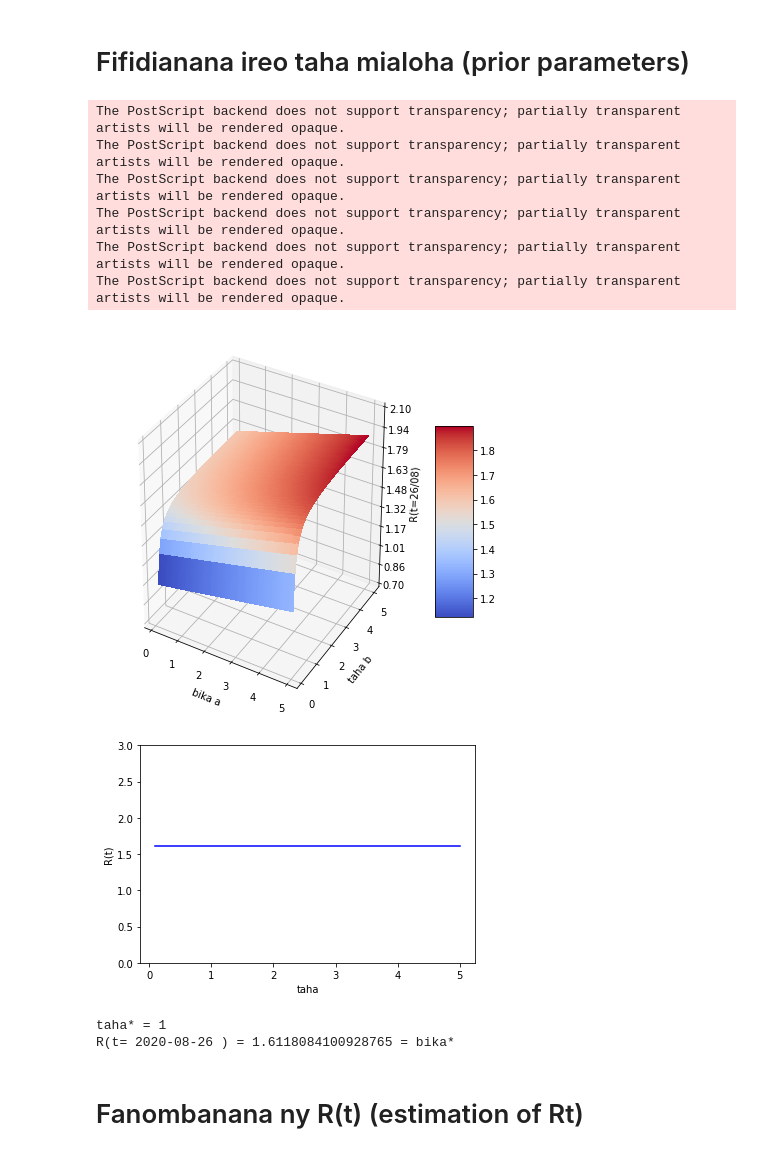
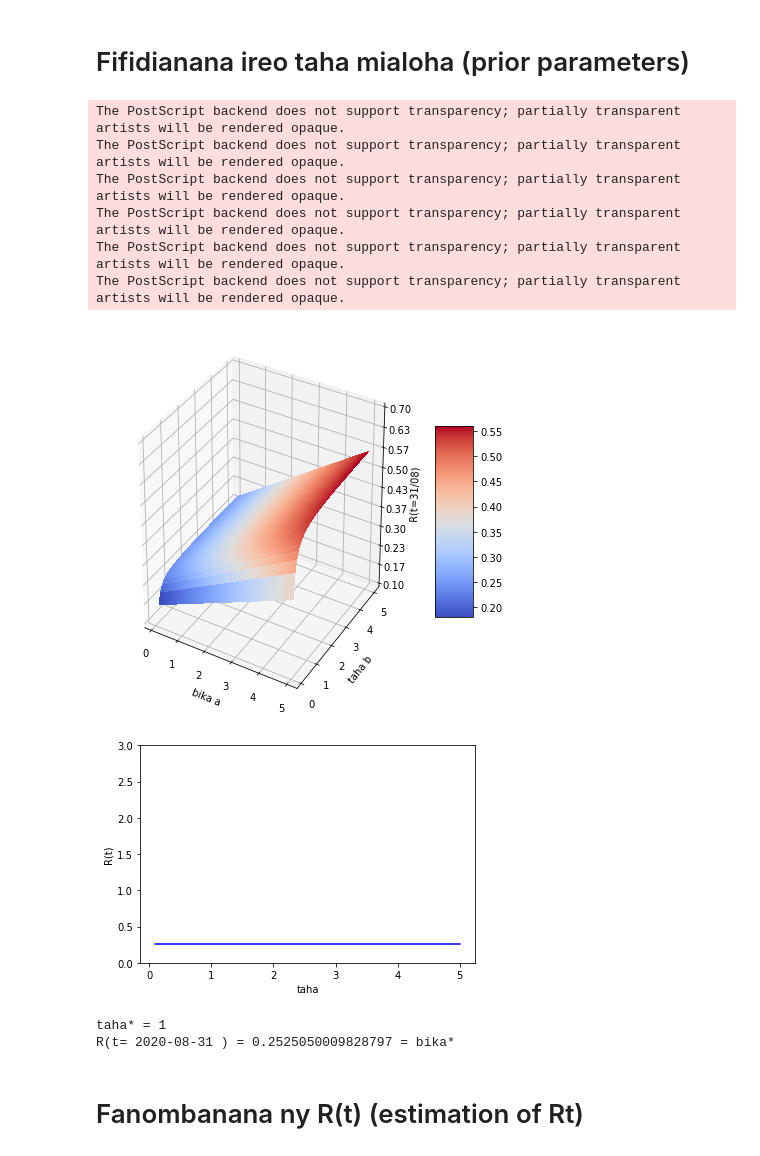
Before and after one commit to tabilaocov/ady_cov, a Jupyter notebook: scr/modely_RP/R_diana.ipynb, the cells around one changed output. Drawn from its saved outputs; the diff is of its cells as text; code cells hidden in the pictures.

```diff
--- a/scr/modely_RP/R_diana.ipynb
+++ b/scr/modely_RP/R_diana.ipynb
@@ -160,8 +160,8 @@ Ivaodian = tilyvoadian['Voatomb']
 
 dIvao = pd.DataFrame(data =Ivaodian)
 
-daty_data_manom = datetime.date(2020,7,21)
-daty_data_mifar = datetime.date(2020,8,26)
+daty_data_manom = datetime.date(2020,7,31)
+daty_data_mifar = datetime.date(2020,8,31)
 
 datyt = daty_data_mifar
 
@@ -279,37 +279,37 @@ ax = fig.gca(projection='3d')
 
 # Make data.
 X = np.linspace(0.1,5,100)
 Y = np.linspace(0.1,5,100)
 X, Y = np.meshgrid(X, Y)
 Z = func_sh(datyab)(X)*func_sc(datyab)(Y)
 W = X*Y
 # Plot the surface.
 surf = ax.plot_surface(X, Y, Z, cmap=cm.coolwarm,
                        linewidth=0, antialiased=False)
 #surf = ax.plot_surface(X, Y, W, cmap=cm.coolwarm,
  #                      linewidth=0, antialiased=False)
 
 # Customize the z axis.
-ax.set_zlim(0.7, 2.1)
+ax.set_zlim(0.1, 0.7)
 ax.zaxis.set_major_locator(LinearLocator(10))
 ax.zaxis.set_major_formatter(FormatStrFormatter('%.02f'))
 
-ax.set(xlabel ='bika a', ylabel = "taha b", zlabel = 'R(t=26/08)')
+ax.set(xlabel ='bika a', ylabel = "taha b", zlabel = 'R(t=31/08)')
 
 # Add a color bar which maps values to colors.
 fig.colorbar(surf, shrink=0.5, aspect=5)
 
-plt.savefig(path_to_save+'Rt268_dian.eps')
+plt.savefig(path_to_save+'Rt318_dian.eps')
 
 plt.show()
 # %% [output]
 The PostScript backend does not support transparency; partially transparent artists will be rendered opaque.
 The PostScript backend does not support transparency; partially transparent artists will be rendered opaque.
 The PostScript backend does not support transparency; partially transparent artists will be rendered opaque.
 The PostScript backend does not support transparency; partially transparent artists will be rendered opaque.
 The PostScript backend does not support transparency; partially transparent artists will be rendered opaque.
 The PostScript backend does not support transparency; partially transparent artists will be rendered opaque.
-[figure, old version]
+[figure, new version]
 # %%
 # R(t) when equality between the prior and the posterior
 
@@ -332,9 +332,9 @@ plt.show()
 print('taha* = 1')
 print('R(t=',datyab,') =', funcsh_inv(datyab)(1/func_sc(datyab)(1)), '= bika*')
 # %% [output]
-[figure, old version]
+[figure, new version]
 taha* = 1
-R(t= 2020-08-26 ) = 1.6118084100928765 = bika*
+R(t= 2020-08-31 ) = 0.2525050009828797 = bika*
 # %% [markdown]
 # Fanombanana ny R(t) (estimation of Rt)
 # %% [markdown]
```
Also changed, not shown: parts of 12 cells of this notebook.
